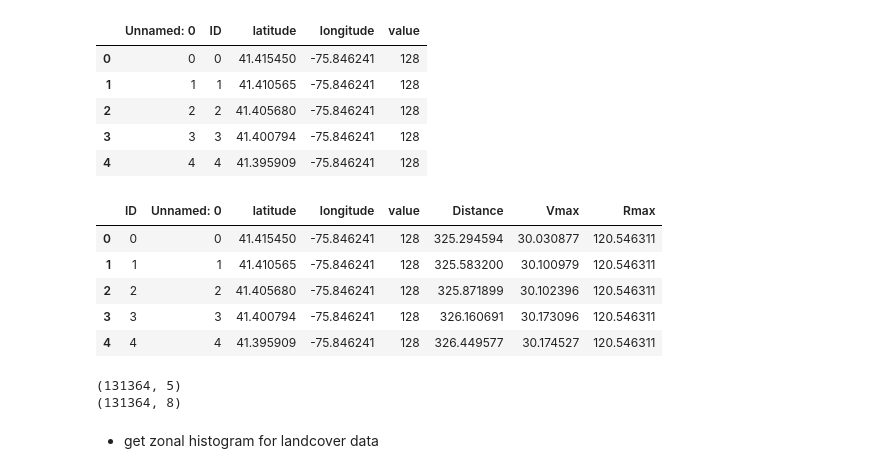
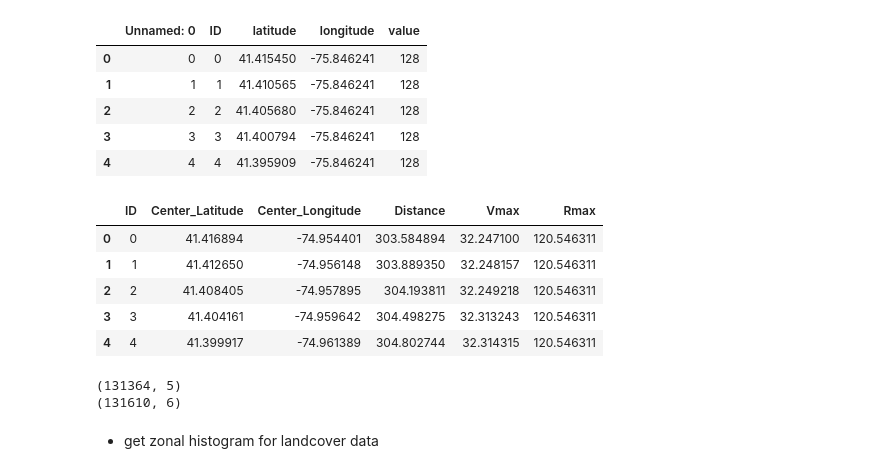
Before and after one commit to Akshay-Shreesha/Dashboard-for-Power-Outage-Forecasts-for-an-Emergency-Response-to-Hurricanes, a Jupyter notebook: Landcover_Nightlights.ipynb, the cells around one changed output. Saved outputs shown, nothing was run; the diff lists cells and outputs as text; code cells hidden in the pictures.

```diff
--- a/Landcover_Nightlights.ipynb
+++ b/Landcover_Nightlights.ipynb
@@ -35,21 +35,21 @@ landcover.head()
 | 3 | 3 | 3 | 41.400794 | -75.846241 | 128 |
 | 4 | 4 | 4 | 41.395909 | -75.846241 | 128 |
 # %%
-wind = pd.read_csv("C:/Users/omhai/OneDrive/Desktop/Shetty/Capstone Project/Isaias_NJ_speed_backwinds_akshay.csv")
+wind = pd.read_csv("C:/Users/omhai/OneDrive/Desktop/Shetty/Capstone Project/Wind/Isaias_NJ_speed_backwinds_akshay_05302023.csv")
 wind.head()
 # %% [output]
-|  | ID | Unnamed: 0 | latitude | longitude | value | Distance | Vmax | Rmax |
-| 0 | 0 | 0 | 41.415450 | -75.846241 | 128 | 325.294594 | 30.030877 | 120.546311 |
-| 1 | 1 | 1 | 41.410565 | -75.846241 | 128 | 325.583200 | 30.100979 | 120.546311 |
-| 2 | 2 | 2 | 41.405680 | -75.846241 | 128 | 325.871899 | 30.102396 | 120.546311 |
-| 3 | 3 | 3 | 41.400794 | -75.846241 | 128 | 326.160691 | 30.173096 | 120.546311 |
-| 4 | 4 | 4 | 41.395909 | -75.846241 | 128 | 326.449577 | 30.174527 | 120.546311 |
+|  | ID | Center_Latitude | Center_Longitude | Distance | Vmax | Rmax |
+| 0 | 0 | 41.416894 | -74.954401 | 303.584894 | 32.247100 | 120.546311 |
+| 1 | 1 | 41.412650 | -74.956148 | 303.889350 | 32.248157 | 120.546311 |
+| 2 | 2 | 41.408405 | -74.957895 | 304.193811 | 32.249218 | 120.546311 |
+| 3 | 3 | 41.404161 | -74.959642 | 304.498275 | 32.313243 | 120.546311 |
+| 4 | 4 | 41.399917 | -74.961389 | 304.802744 | 32.314315 | 120.546311 |
 # %%
 print(landcover.shape)
 print(wind.shape)
 # %% [output]
 (131364, 5)
-(131364, 8)
+(131610, 6)
 # %% [markdown]
 - get zonal histogram for landcover data
 # %%
```
Also changed, not shown: parts of 24 cells of this notebook, 3 other files.
